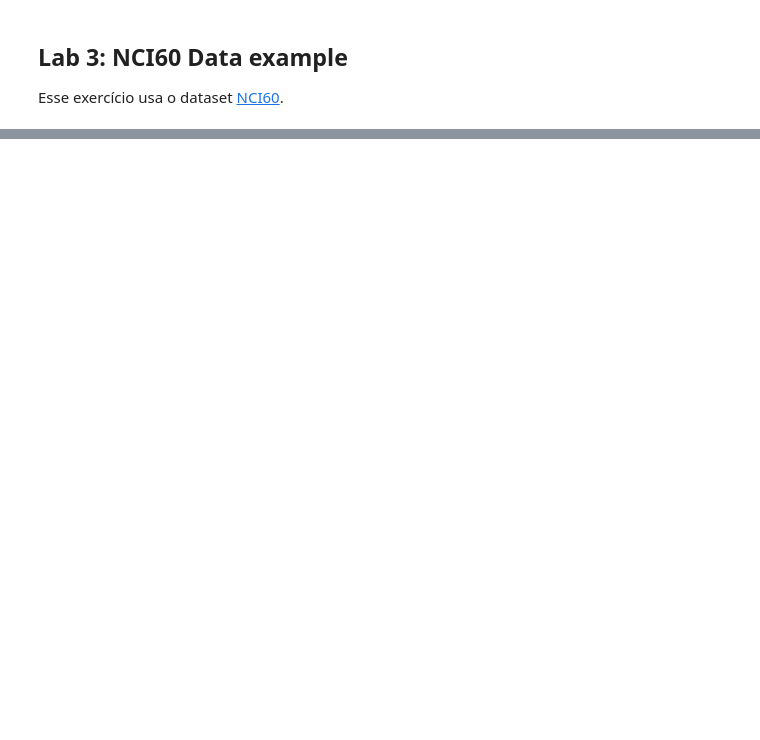
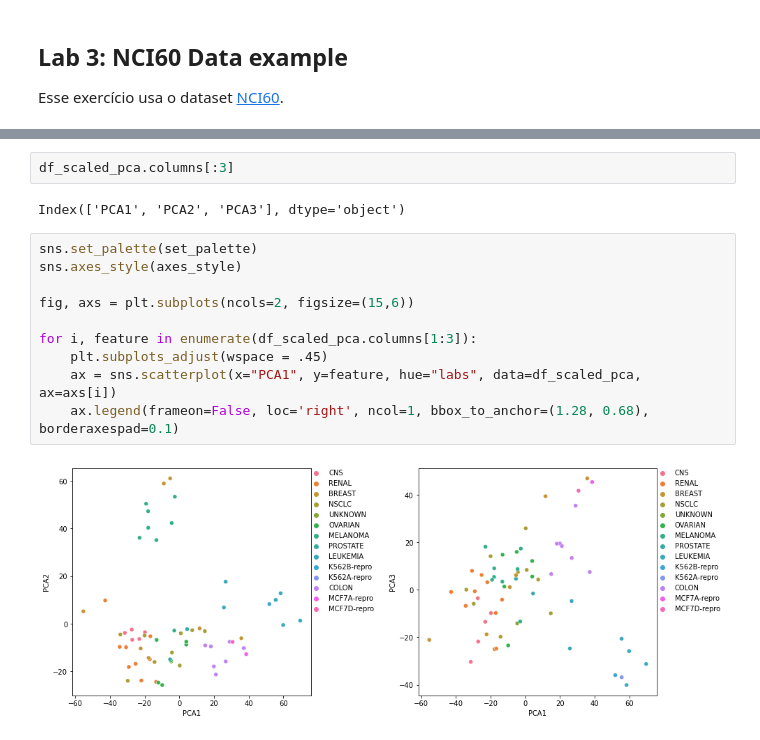
Before and after one commit to guyrux/ISL, a Jupyter notebook: ch10_unsupervised_learning/ch10_01_exercicios.ipynb, the cells around one changed output, grey strips where cells are left out. Saved outputs shown, nothing was run; the diff lists cells and outputs as text; blank space fills up the shorter version.

```diff
--- a/ch10_unsupervised_learning/ch10_01_exercicios.ipynb
+++ b/ch10_unsupervised_learning/ch10_01_exercicios.ipynb
@@ -138,0 +208,16 @@ Name: labs, dtype: int64
+# %%
+df_scaled_pca.columns[:3]
+# %% [output]
+Index(['PCA1', 'PCA2', 'PCA3'], dtype='object')
+# %%
+sns.set_palette(set_palette)
+sns.axes_style(axes_style)
+
+fig, axs = plt.subplots(ncols=2, figsize=(15,6))
+
+for i, feature in enumerate(df_scaled_pca.columns[1:3]):
+    plt.subplots_adjust(wspace = .45)
+    ax = sns.scatterplot(x="PCA1", y=feature, hue="labs", data=df_scaled_pca, ax=axs[i])
+    ax.legend(frameon=False, loc='right', ncol=1, bbox_to_anchor=(1.28, 0.68), borderaxespad=0.1)
+# %% [output]
+[figure, added]
```
Also changed, not shown: parts of 8 cells of this notebook.
